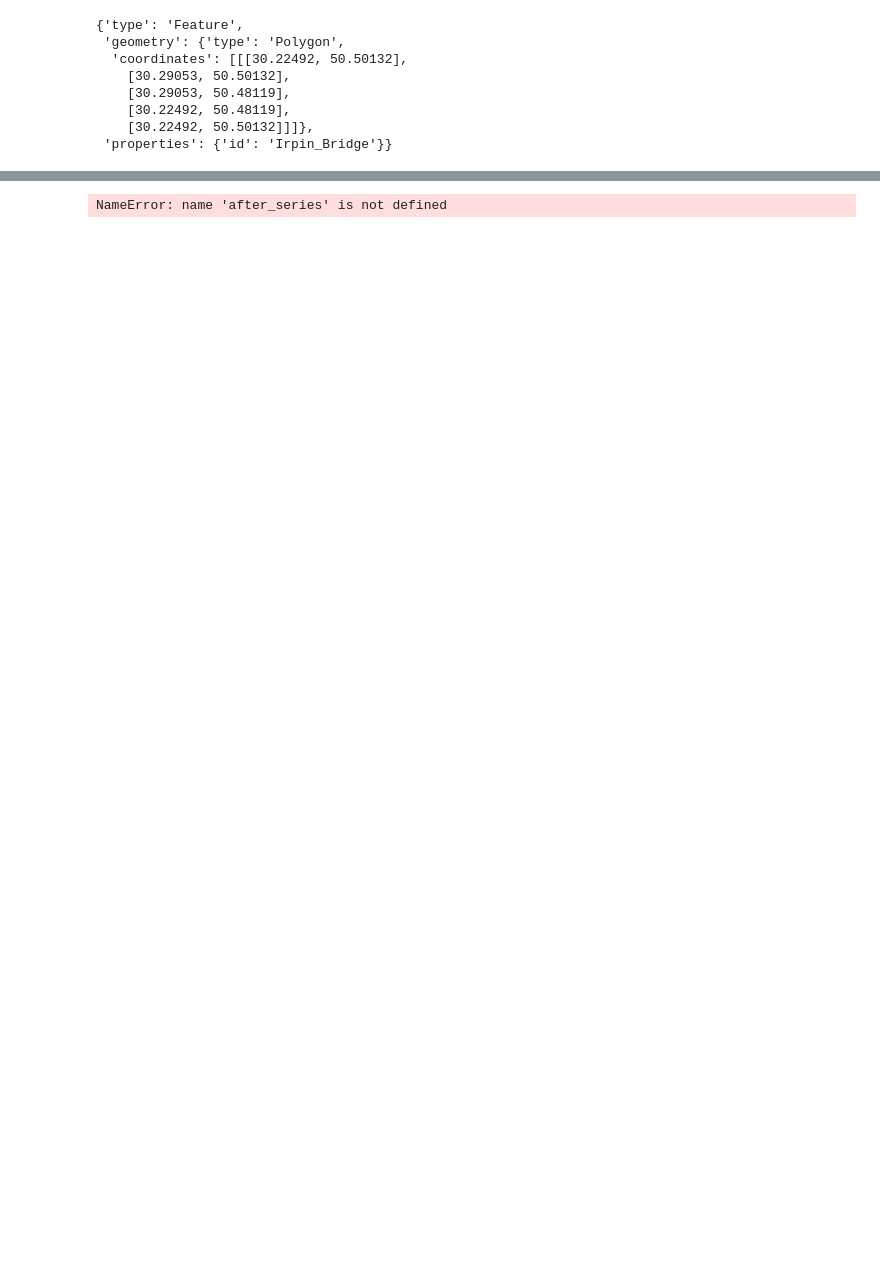
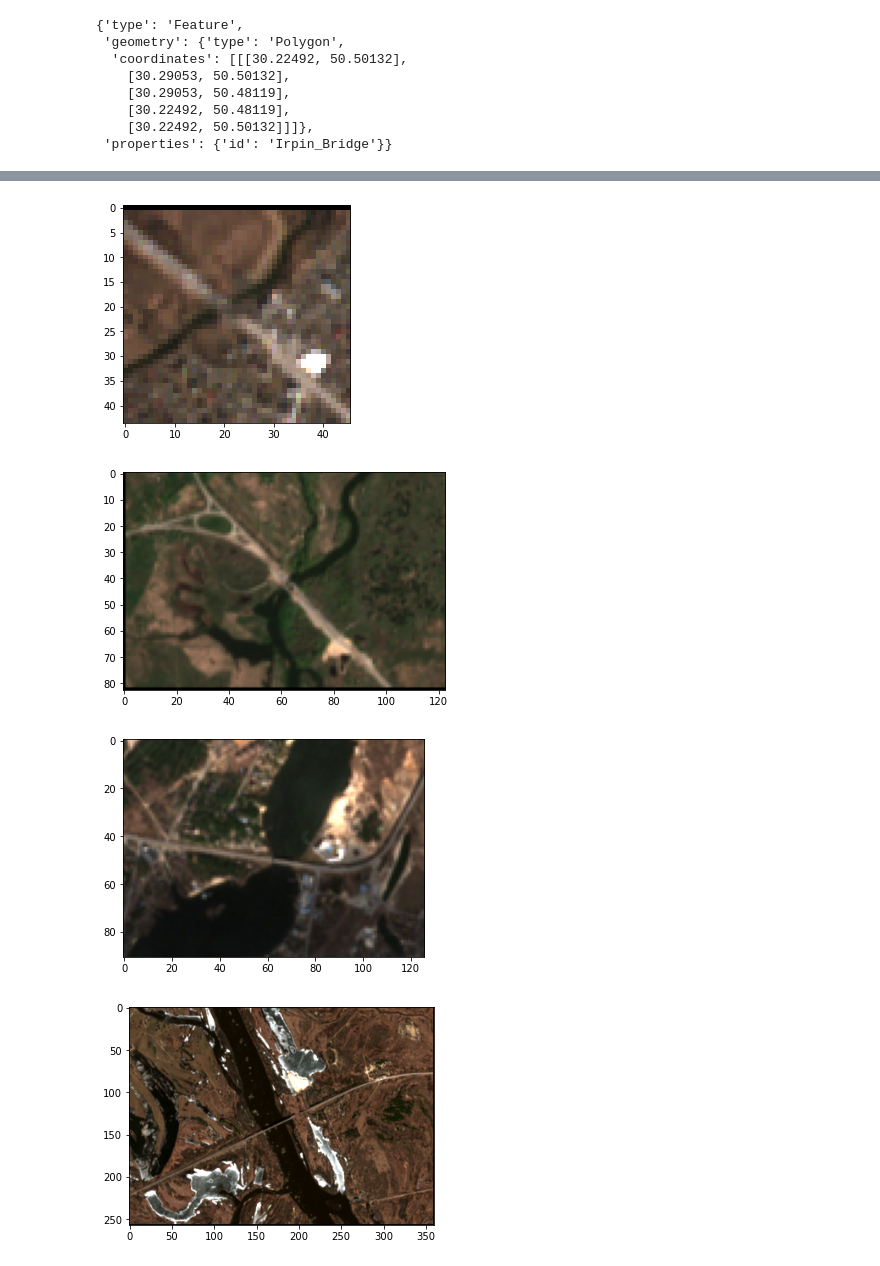
Before and after one commit to breadmiester/SIA-Project, a Jupyter notebook: Project Image Gather and Clipping.ipynb, the cells around one changed output, grey strips where cells are left out. Cells and saved outputs as stored; diff of their text form; code cells hidden in the pictures; blank space fills up the shorter version.

```diff
--- a/Project Image Gather and Clipping.ipynb
+++ b/Project Image Gather and Clipping.ipynb
@@ -277,9 +486,70 @@ ValueError: Input shapes do not overlap raster.
 # %%
 #------Not Done----------#
 for image in after_series:
-    with rasterio.open(image[1]) as img:
-        clipped, transform = mask(img, image[0], crop=True)
+
+    #This opens the band from the series
+    my_image = rasterio.open(image[4])
+    my_image
+
+
+    xmin = image[0]
+    ymin = image[1]
+    xmax = image[2]
+    ymax = image[3]
+
+    my_geojson = [
+        {
+        "type": "Polygon",
+        "coordinates": [ #Here are our actual geometry coordinates
+          [
+            [
+              xmin,
+              ymin
+            ],
+            [
+              xmax,
+              ymin
+            ],
+            [
+              xmax,
+              ymax
+            ],
+            [
+              xmin,
+              ymax
+            ],
+            [
+              xmin,
+              ymin
+         ],
+        ],
+       ]
+        }
+    ]
+
+    with rasterio.open(image[4]) as img:
+        clipped, transform = mask(img, my_geojson, crop=True)
+
+    #Copy over and Update meta data
+    meta = my_image.meta.copy()
+    meta.update(
+        {
+
+            "transform": transform,
+            "height":clipped.shape[1],
+            "width":clipped.shape[2]
+        }
+    )
+
+    #Write to a .tif file
+    filename_out = '{}_after_clipped.tif'.format(image[5])
+
+    with rasterio.open(filename_out, 'w', **meta) as dst:
+        dst.write(clipped)
 
     show(clipped)
 # %% [output]
-NameError: name 'after_series' is not defined
+[figure, added]
+[figure, added]
+[figure, added]
+[figure, added]
```
Also changed, not shown: parts of 19 cells of this notebook.
